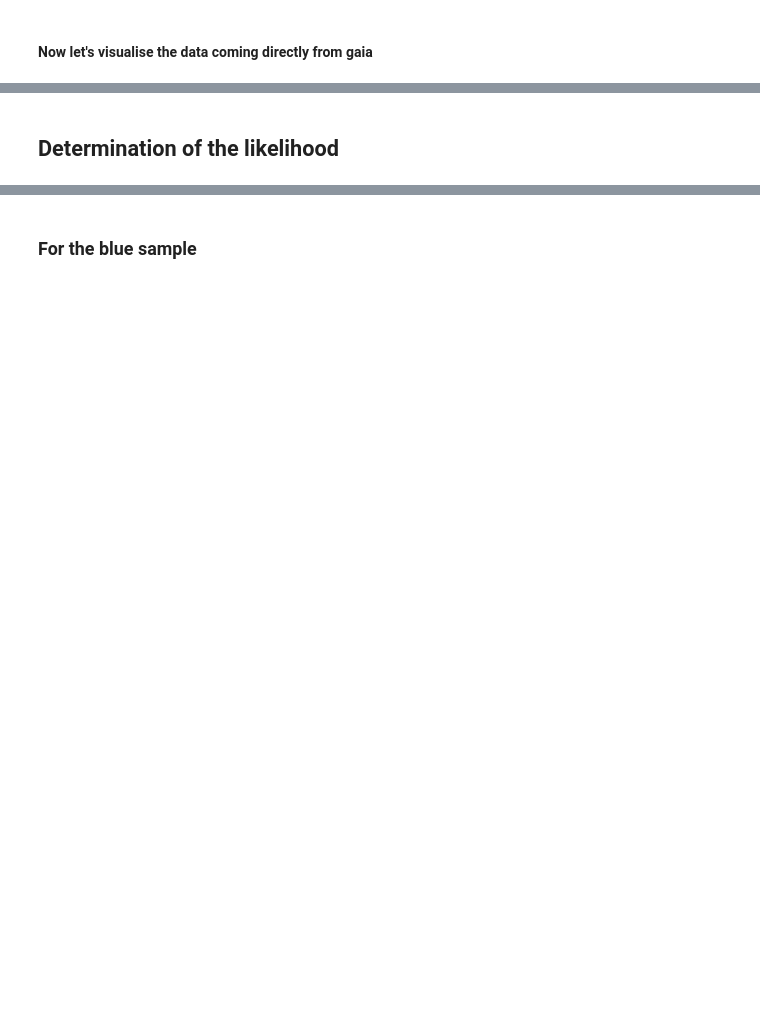
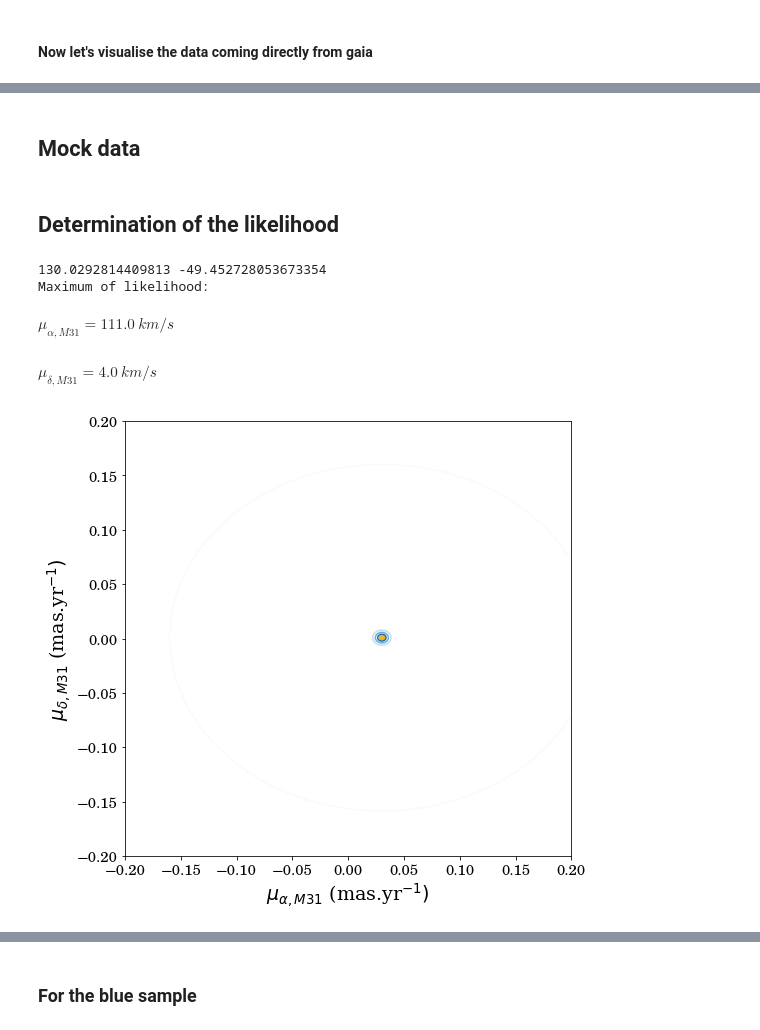
Before and after one commit to SamuelLimbo/AndromedaProperMotion, a Jupyter notebook: Likelihood.ipynb, the cells around one changed output, grey strips where cells are left out. Cells and saved outputs as stored; diff of their text form; code cells hidden in the pictures; blank space fills up the shorter version.

```diff
--- a/Likelihood.ipynb
+++ b/Likelihood.ipynb
@@ -227,3 +230,24 @@ plt.show()
+# %% [markdown]
+## Mock data
+# %%
+def MockData(GaiaData, ModelData):
+    vel_ra, vel_dec = [], []
+
+    #Modelling the bulk motion
+    random_ra_bulk  = np.random.normal(0, 0.075, 1)
+    random_dec_bulk = np.random.normal(0, 0.075, 1)
+
+    #Modelling the error on the proper motion
+    for i in range(len(GaiaData[0])):
+        random_ra_error  = np.random.normal(0, GaiaData[3], 1)
+        random_dec_error = np.random.normal(0, GaiaData[5], 1)
+
+        vel_ra.append(ModelData[0][i] + random_ra_bulk[0] + random_ra_error[0])
+        vel_dec.append(ModelData[1][i] + random_dec_bulk[0] + random_dec_error[0])
+
+    print(random_ra_bulk[0]*3690.76, random_dec_bulk[0]*3690.76)
+
+    return [vel_ra, vel_dec]
 # %% [markdown]
 ## Determination of the likelihood
 # %%
@@ -316,3 +357,13 @@ class LikelihooD():
         plt.ylabel(r'$\mu_{\delta, M31}$ (mas.yr$^{-1})$', fontname = 'Serif', size = 19)
         plt.show()
         """
+# %%
+Test = MockData(GaiaDataBlue, ModelDataBlue)
+ObjLike = LikelihooD(500, GaiaDataBlue, ModelDataBlue, Test, "Blues")
+ObjLike.Execute()
+# %% [output]
+130.0292814409813 -49.452728053673354
+Maximum of likelihood:
+$\displaystyle \mu_{\alpha, M31} = 111.0\ km/s$
+$\displaystyle \mu_{\delta, M31} = 4.0\ km/s$
+[figure, added]
```
Also changed, not shown: parts of 22 cells of this notebook.
